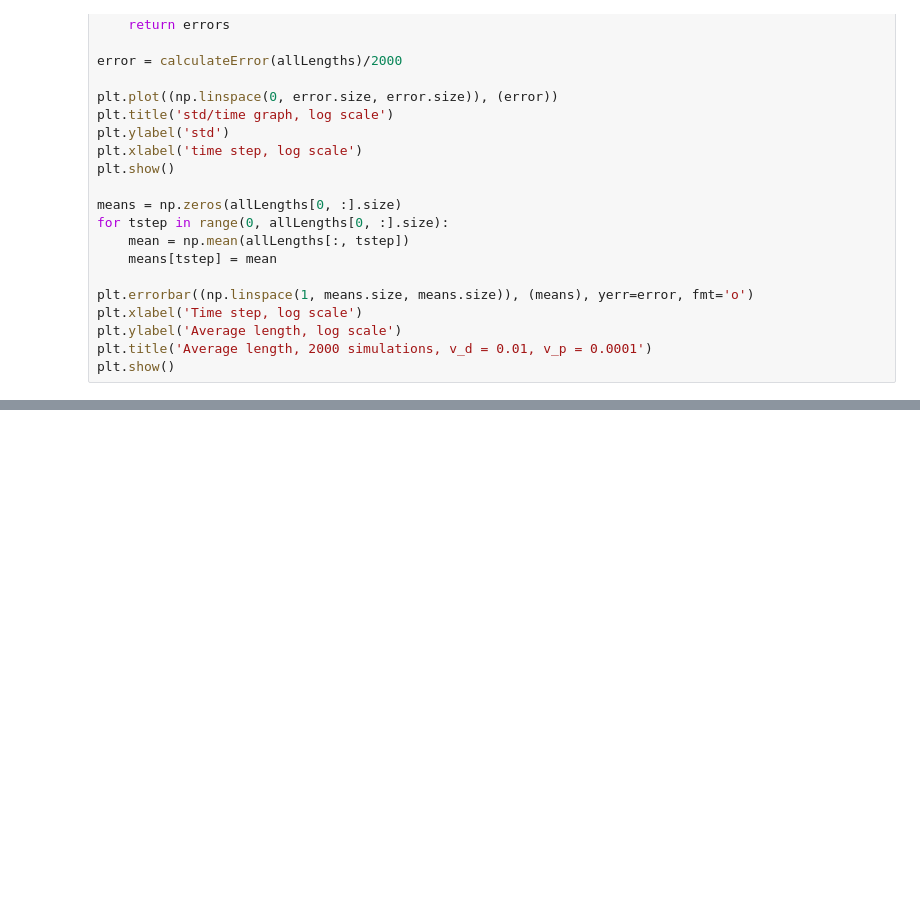
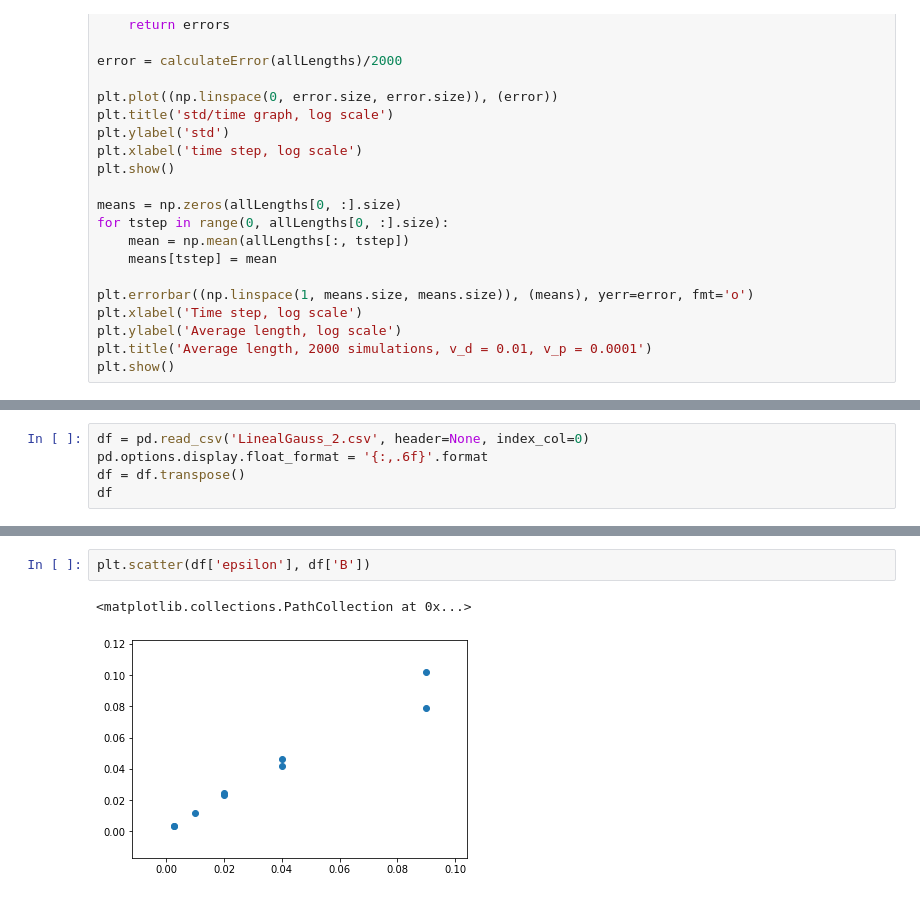
Before and after one commit to Terasuki/UG-PX402-ActiveMatter-2022-23, a Jupyter notebook: graphs.ipynb, the cells around one changed output, grey strips where cells are left out. Saved outputs shown, nothing was run; the diff lists cells and outputs as text; blank space fills up the shorter version.

Commit message:
snippet to read tables

```diff
--- a/graphs.ipynb
+++ b/graphs.ipynb
@@ -429,0 +394,5 @@ plt.show()
+# %%
+df = pd.read_csv('LinealGauss_2.csv', header=None, index_col=0)
+pd.options.display.float_format = '{:,.6f}'.format
+df = df.transpose()
+df
@@ -429,0 +410,5 @@ plt.show()
+# %%
+plt.scatter(df['epsilon'], df['B'])
+# %% [output]
+<matplotlib.collections.PathCollection at 0x...>
+[figure, added]
```
Also changed, not shown: parts of 8 cells of this notebook.
